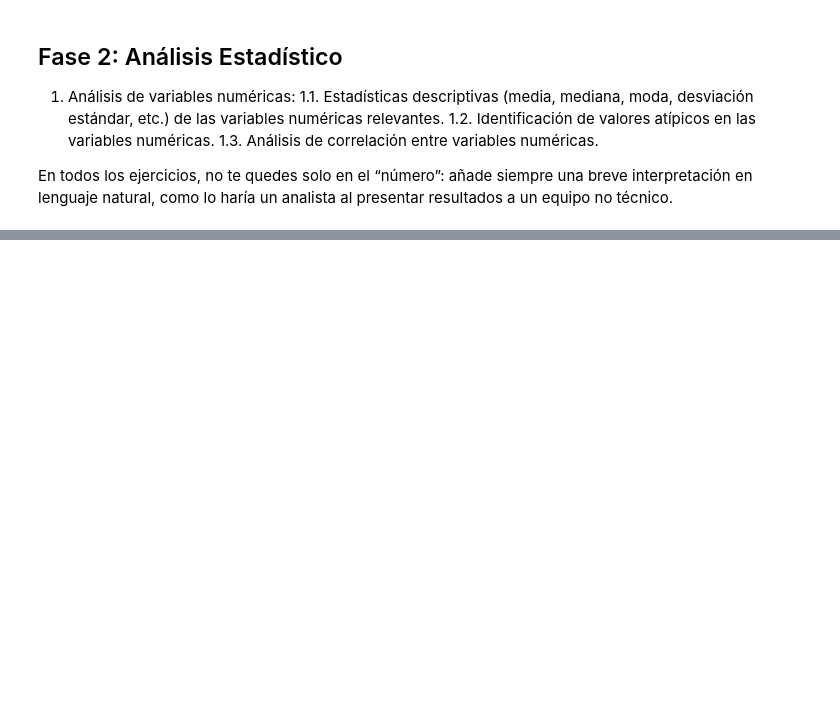
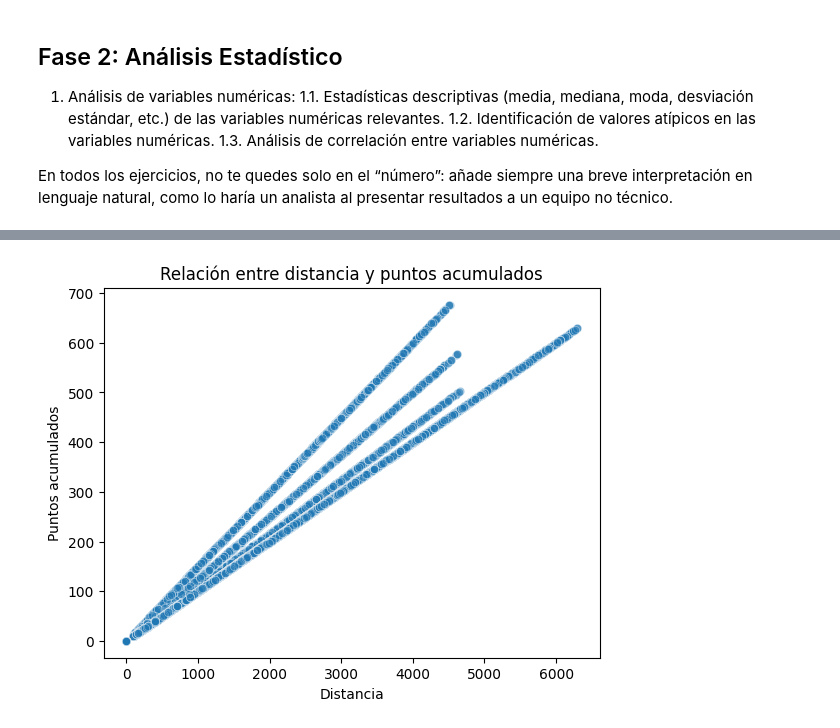
Before and after one commit to Adalab/bda-modulo-3-evaluacion-final-HanniaCorena, a Jupyter notebook: Exploracion en el CFA.ipynb, the cells around one changed output, grey strips where cells are left out. Cells and saved outputs as stored; diff of their text form; code cells hidden in the pictures; blank space fills up the shorter version.

```diff
--- a/Exploracion en el CFA.ipynb
+++ b/Exploracion en el CFA.ipynb
@@ -247,0 +326,14 @@ técnico.
+# %%
+sns.scatterplot(
+    data=df_cfa,
+    x='Distance',
+    y='Points Accumulated',
+    alpha=0.5
+)
+
+plt.title('Relación entre distancia y puntos acumulados')
+plt.xlabel('Distancia')
+plt.ylabel('Puntos acumulados')
+plt.show()
+# %% [output]
+[figure, added]
```
Also changed, not shown: parts of 8 cells of this notebook, 3 other files.
